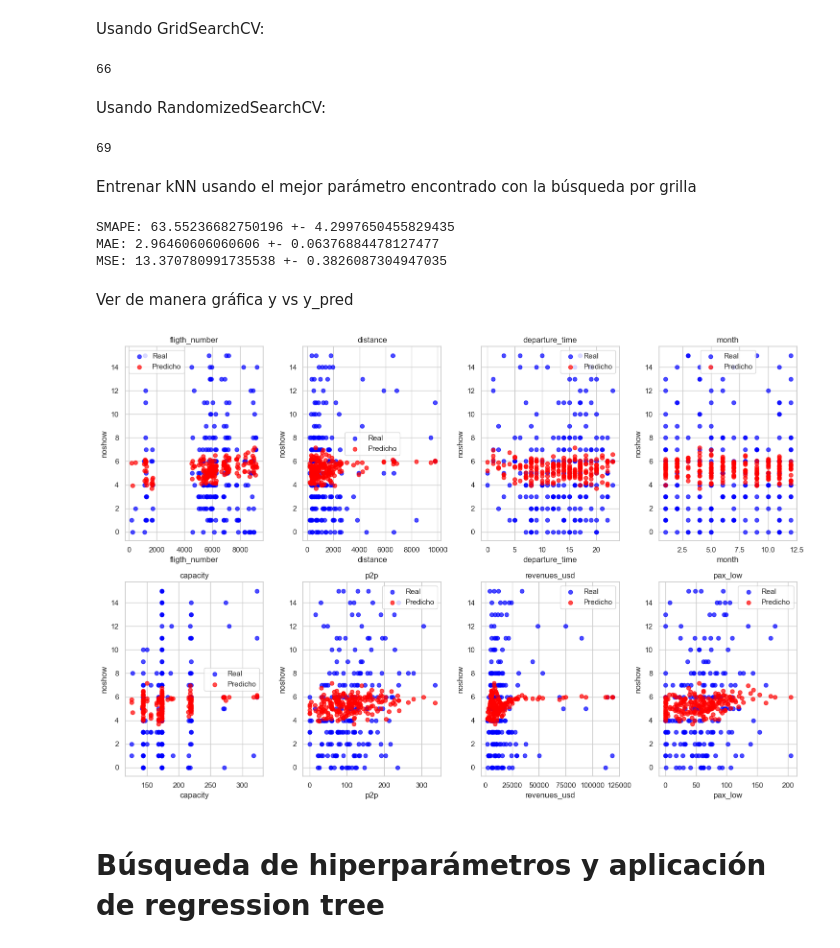
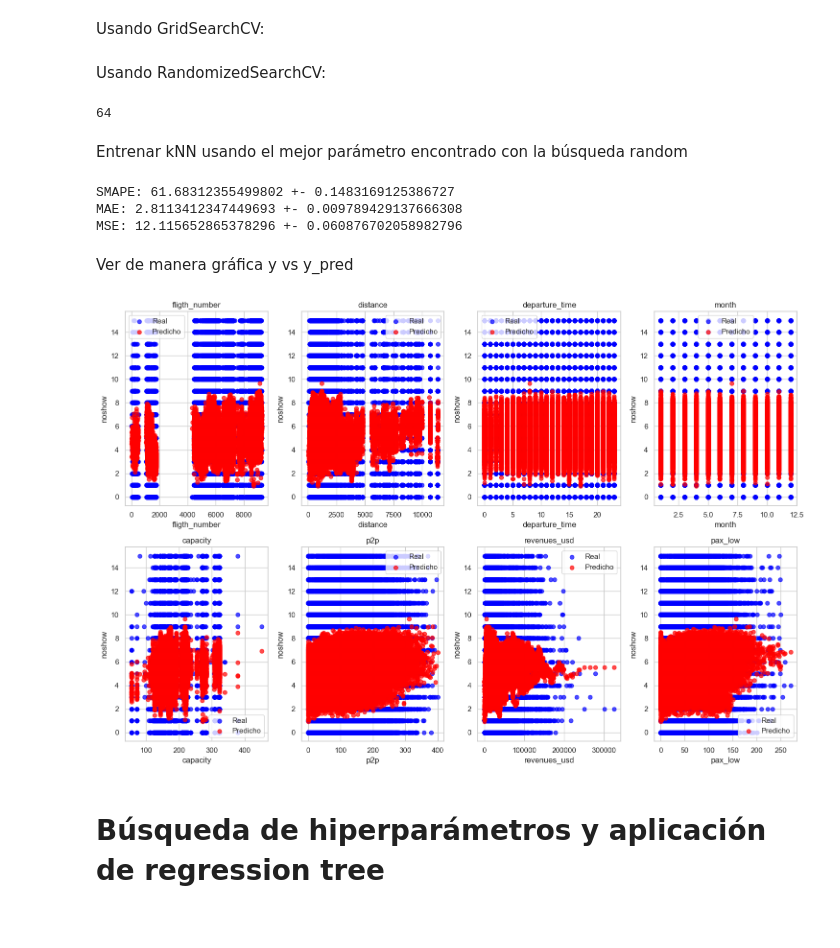
Before and after one commit to anitalittle/tarea2, a Jupyter notebook: tarea2.ipynb, the cells around one changed output. Drawn from its saved outputs; the diff is of its cells as text; code cells hidden in the pictures.

```diff
--- a/tarea2.ipynb
+++ b/tarea2.ipynb
@@ -631,7 +631,7 @@ SMAPE promedio: 80.74492519363329
 # %%
 selected_features = ['fligth_number', 'distance', 'departure_time', 'month', 'capacity', 'p2p', 'revenues_usd', 'pax_low']
 
-sample_size = 1000 #round(956944/2) #PARA IR PROBANDO, CON TIEMPO HACERLO CON EL DF COMPLETO (NO SAMPLE)
+sample_size = round(956944/2) #PARA IR PROBANDO, CON TIEMPO HACERLO CON EL DF COMPLETO (NO SAMPLE)
 df_train_sample = df_train.sample(n=sample_size, random_state=42)
 
 X = df_train_sample[selected_features]
@@ -645,27 +645,25 @@ y = df_train_sample['noshow']
 # %% [markdown]
 Usando GridSearchCV:
 # %%
-from sklearn.model_selection import GridSearchCV
-from sklearn.neighbors import KNeighborsRegressor
+# from sklearn.model_selection import GridSearchCV
+# from sklearn.neighbors import KNeighborsRegressor
 
-# Define una secuencia de valores para n_neighbors
-n_neighbors_values = list(range(1, 500))
+# # Define una secuencia de valores para n_neighbors
+# n_neighbors_values = list(range(1, 500))
 
-# Define el param_grid con la secuencia de valores
-param_grid = {
-    'n_neighbors': n_neighbors_values
-}
+# # Define el param_grid con la secuencia de valores
+# param_grid = {
+#     'n_neighbors': n_neighbors_values
+# }
 
-knn = KNeighborsRegressor()
+# knn = KNeighborsRegressor()
 
-# Búsqueda con validación cruzada
-grid_search = GridSearchCV(knn, param_grid, cv=5, scoring=make_scorer(smape, greater_is_better=False))
-grid_search.fit(X, y)  # X e y son los datos de entrenamiento
+# # Búsqueda con validación cruzada
+# grid_search = GridSearchCV(knn, param_grid, cv=5, scoring=make_scorer(smape, greater_is_better=False))
+# grid_search.fit(X, y)  # X e y son los datos de entrenamiento
 
-best_k = grid_search.best_params_['n_neighbors']
-print(best_k)
+# best_k = grid_search.best_params_['n_neighbors']
+# print(best_k)
-# %% [output]
-66
 # %% [markdown]
 Usando RandomizedSearchCV:
 # %%
@@ -691,17 +689,17 @@ random_search.fit(X, y)  # X e y son los datos de entrenamiento
 best_k_random = random_search.best_params_['n_neighbors']
 print(best_k_random)
 # %% [output]
-69
+64
 # %% [markdown]
-Entrenar kNN usando el mejor parámetro encontrado con la búsqueda por grilla
+Entrenar kNN usando el mejor parámetro encontrado con la búsqueda random
 # %%
 from sklearn.neighbors import KNeighborsRegressor
 from sklearn.model_selection import cross_val_score
 from sklearn.metrics import make_scorer, mean_absolute_error, mean_squared_error
 import numpy as np
 
-# Crear modelo KNeighborsRegressor con el mejor valor de n_neighbors best_k
-knn_reg = KNeighborsRegressor(n_neighbors=best_k)
+# Crear modelo KNeighborsRegressor con el mejor valor de n_neighbors best_k_random
+knn_reg = KNeighborsRegressor(n_neighbors=best_k_random)
 
 # Validación cruzada y calcula las métricas
 smape_scores_knn = cross_val_score(knn_reg, X, y, cv=5, scoring=make_scorer(smape, greater_is_better=False))
@@ -719,9 +717,9 @@ print("SMAPE:", -mean_smape_knn,'+-',std_smape_knn)
 print("MAE:", mean_mae_knn,'+-',std_mae_knn)
 print("MSE:", mean_mse_knn,'+-',std_mse_knn)
 # %% [output]
-SMAPE: 63.55236682750196 +- 4.2997650455829435
-MAE: 2.96460606060606 +- 0.06376884478127477
-MSE: 13.370780991735538 +- 0.3826087304947035
+SMAPE: 61.68312355499802 +- 0.1483169125386727
+MAE: 2.8113412347449693 +- 0.009789429137666308
+MSE: 12.115652865378296 +- 0.060876702058982796
 # %% [markdown]
 Ver de manera gráfica y vs y_pred
 # %%
@@ -731,38 +729,38 @@ import matplotlib.pyplot as plt
 # Hacer los conjuntos de entrenamiento y prueba
 X_train, X_test, y_train, y_test = train_test_split(X, y, test_size=0.2, random_state=42)
 
-knn_reg = KNeighborsRegressor(n_neighbors=best_k)
+knn_reg = KNeighborsRegressor(n_neighbors=best_k_random)
 
 knn_reg.fit(X_train, y_train)
 y_pred = knn_reg.predict(X_test)
 
 x_variables = X.columns
 graphs_per_row = 4
 
 num_rows = len(x_variables) // graphs_per_row
 if len(x_variables) % graphs_per_row > 0:
     num_rows += 1
 
 fig, axes = plt.subplots(num_rows, graphs_per_row, figsize=(15, 5 * num_rows))
 
 if num_rows == 1:
     axes = [axes]
 
 for i, variable in enumerate(x_variables):
     row, col = divmod(i, graphs_per_row)
     ax = axes[row][col]
 
     ax.scatter(X_test[variable], y_test, color='blue', label='Real', alpha=0.7)
     ax.scatter(X_test[variable], y_pred, color='red', label='Predicho', alpha=0.7)
     ax.set_xlabel(variable)
     ax.set_ylabel("noshow")
     ax.set_title(f"{variable}")
     ax.legend()
 
 plt.tight_layout()
 plt.show()
 # %% [output]
-[figure, old version]
+[figure, new version]
 # %% [markdown]
 # Búsqueda de hiperparámetros y aplicación de regression tree
 # %% [markdown]
```
Also changed, not shown: parts of 6 cells of this notebook.
